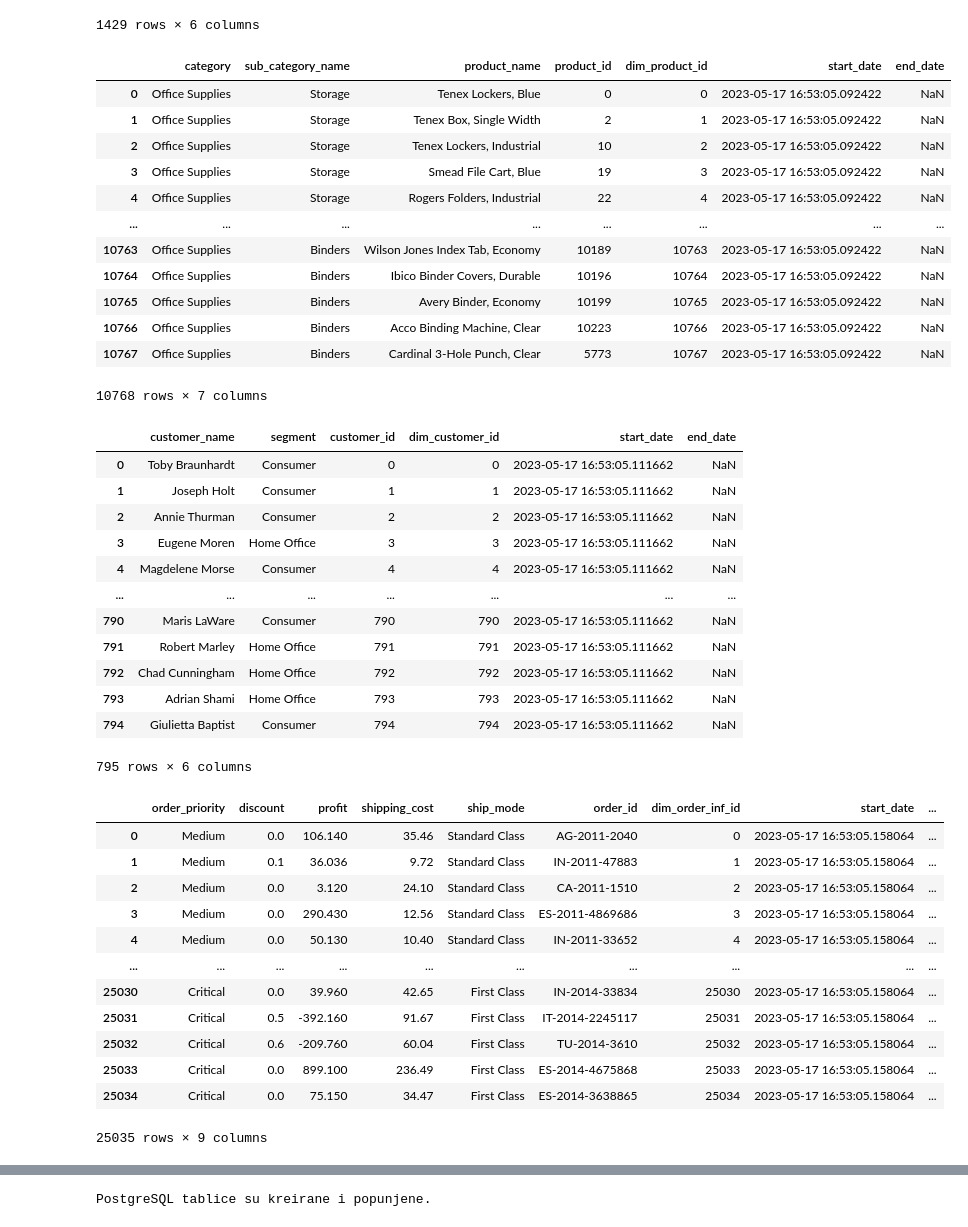
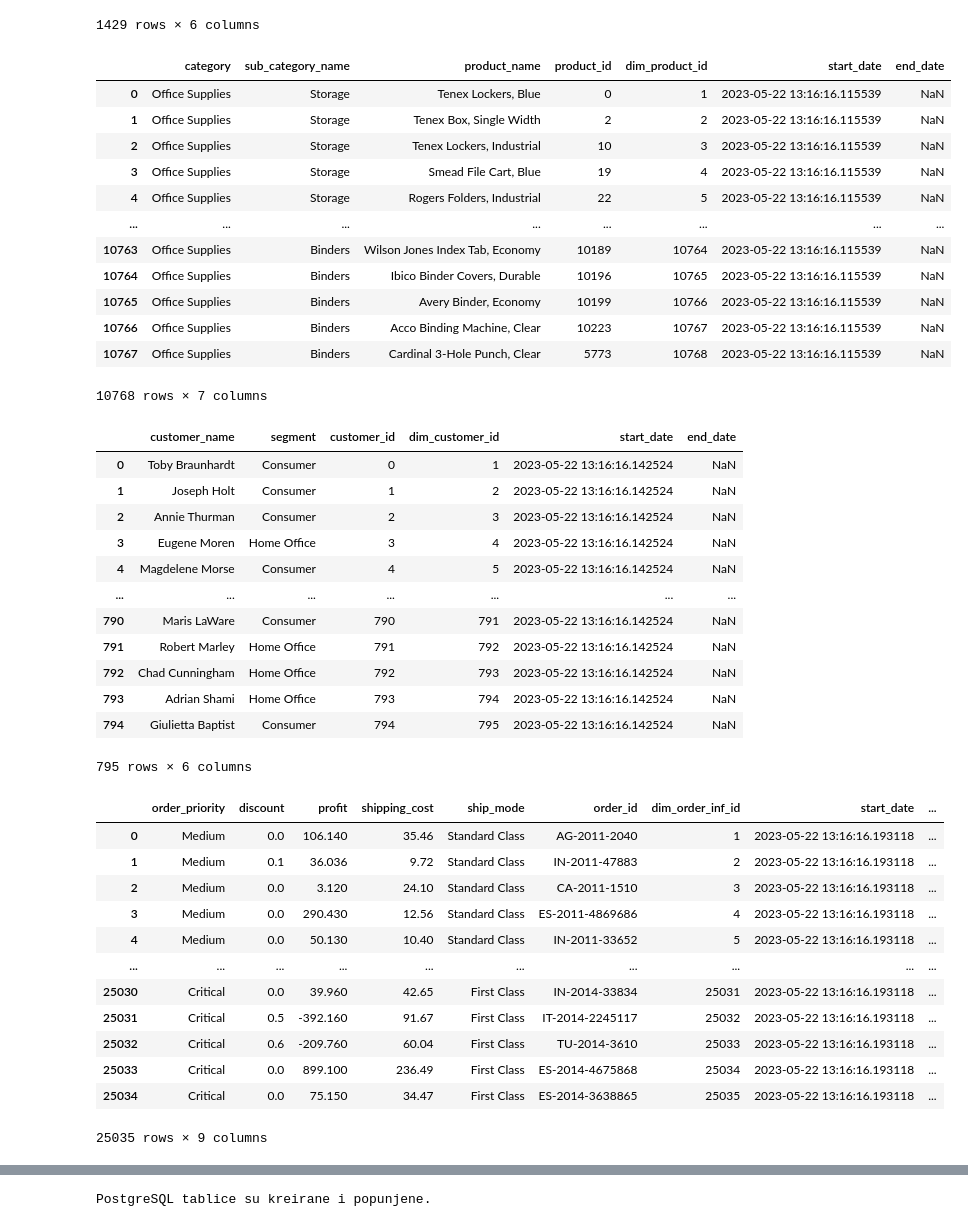
Before and after one commit to thomassiard/SPI-Projekt, a Jupyter notebook: superstore.ipynb, the cells around one changed output, grey strips where cells are left out. Cells and saved outputs as stored; diff of their text form; code cells hidden in the pictures.

```diff
--- a/superstore.ipynb
+++ b/superstore.ipynb
@@ -456,66 +458,66 @@ dim_time_df
 # %%
 categories_df = pd.merge(category_df, sub_category_df, on="category_id")
 dim_products_df = product_df.merge(categories_df, on="sub_category_id")
 dim_products_df = dim_products_df[['category', 'sub_category_name', 'product_name', 'product_id']]
-dim_products_df['dim_product_id'] = dim_products_df.index
+dim_products_df['dim_product_id'] = dim_products_df.index + 1
 dim_products_df['start_date'] = pd.Timestamp.today()
 dim_products_df['end_date'] = np.nan
 dim_products_df
 # %% [output]
 |  | category | sub_category_name | product_name | product_id | dim_product_id | start_date | end_date |
-| 0 | Office Supplies | Storage | Tenex Lockers, Blue | 0 | 0 | 2023-05-17 16:53:05.092422 | NaN |
-| 1 | Office Supplies | Storage | Tenex Box, Single Width | 2 | 1 | 2023-05-17 16:53:05.092422 | NaN |
-| 2 | Office Supplies | Storage | Tenex Lockers, Industrial | 10 | 2 | 2023-05-17 16:53:05.092422 | NaN |
-| 3 | Office Supplies | Storage | Smead File Cart, Blue | 19 | 3 | 2023-05-17 16:53:05.092422 | NaN |
-| 4 | Office Supplies | Storage | Rogers Folders, Industrial | 22 | 4 | 2023-05-17 16:53:05.092422 | NaN |
+| 0 | Office Supplies | Storage | Tenex Lockers, Blue | 0 | 1 | 2023-05-22 13:16:16.115539 | NaN |
+| 1 | Office Supplies | Storage | Tenex Box, Single Width | 2 | 2 | 2023-05-22 13:16:16.115539 | NaN |
+| 2 | Office Supplies | Storage | Tenex Lockers, Industrial | 10 | 3 | 2023-05-22 13:16:16.115539 | NaN |
+| 3 | Office Supplies | Storage | Smead File Cart, Blue | 19 | 4 | 2023-05-22 13:16:16.115539 | NaN |
+| 4 | Office Supplies | Storage | Rogers Folders, Industrial | 22 | 5 | 2023-05-22 13:16:16.115539 | NaN |
 | ... | ... | ... | ... | ... | ... | ... | ... |
-| 10763 | Office Supplies | Binders | Wilson Jones Index Tab, Economy | 10189 | 10763 | 2023-05-17 16:53:05.092422 | NaN |
-| 10764 | Office Supplies | Binders | Ibico Binder Covers, Durable | 10196 | 10764 | 2023-05-17 16:53:05.092422 | NaN |
-| 10765 | Office Supplies | Binders | Avery Binder, Economy | 10199 | 10765 | 2023-05-17 16:53:05.092422 | NaN |
-| 10766 | Office Supplies | Binders | Acco Binding Machine, Clear | 10223 | 10766 | 2023-05-17 16:53:05.092422 | NaN |
-| 10767 | Office Supplies | Binders | Cardinal 3-Hole Punch, Clear | 5773 | 10767 | 2023-05-17 16:53:05.092422 | NaN |
+| 10763 | Office Supplies | Binders | Wilson Jones Index Tab, Economy | 10189 | 10764 | 2023-05-22 13:16:16.115539 | NaN |
+| 10764 | Office Supplies | Binders | Ibico Binder Covers, Durable | 10196 | 10765 | 2023-05-22 13:16:16.115539 | NaN |
+| 10765 | Office Supplies | Binders | Avery Binder, Economy | 10199 | 10766 | 2023-05-22 13:16:16.115539 | NaN |
+| 10766 | Office Supplies | Binders | Acco Binding Machine, Clear | 10223 | 10767 | 2023-05-22 13:16:16.115539 | NaN |
+| 10767 | Office Supplies | Binders | Cardinal 3-Hole Punch, Clear | 5773 | 10768 | 2023-05-22 13:16:16.115539 | NaN |
 10768 rows × 7 columns
 # %%
 dim_customer_df = customer_df.copy()
-dim_customer_df['dim_customer_id'] = dim_customer_df.index
+dim_customer_df['dim_customer_id'] = dim_customer_df.index + 1
 dim_customer_df['start_date'] = pd.Timestamp.today()
 dim_customer_df['end_date'] = np.nan
 dim_customer_df
 # %% [output]
 |  | customer_name | segment | customer_id | dim_customer_id | start_date | end_date |
-| 0 | Toby Braunhardt | Consumer | 0 | 0 | 2023-05-17 16:53:05.111662 | NaN |
-| 1 | Joseph Holt | Consumer | 1 | 1 | 2023-05-17 16:53:05.111662 | NaN |
-| 2 | Annie Thurman | Consumer | 2 | 2 | 2023-05-17 16:53:05.111662 | NaN |
-| 3 | Eugene Moren | Home Office | 3 | 3 | 2023-05-17 16:53:05.111662 | NaN |
-| 4 | Magdelene Morse | Consumer | 4 | 4 | 2023-05-17 16:53:05.111662 | NaN |
+| 0 | Toby Braunhardt | Consumer | 0 | 1 | 2023-05-22 13:16:16.142524 | NaN |
+| 1 | Joseph Holt | Consumer | 1 | 2 | 2023-05-22 13:16:16.142524 | NaN |
+| 2 | Annie Thurman | Consumer | 2 | 3 | 2023-05-22 13:16:16.142524 | NaN |
+| 3 | Eugene Moren | Home Office | 3 | 4 | 2023-05-22 13:16:16.142524 | NaN |
+| 4 | Magdelene Morse | Consumer | 4 | 5 | 2023-05-22 13:16:16.142524 | NaN |
 | ... | ... | ... | ... | ... | ... | ... |
-| 790 | Maris LaWare | Consumer | 790 | 790 | 2023-05-17 16:53:05.111662 | NaN |
-| 791 | Robert Marley | Home Office | 791 | 791 | 2023-05-17 16:53:05.111662 | NaN |
-| 792 | Chad Cunningham | Home Office | 792 | 792 | 2023-05-17 16:53:05.111662 | NaN |
-| 793 | Adrian Shami | Home Office | 793 | 793 | 2023-05-17 16:53:05.111662 | NaN |
-| 794 | Giulietta Baptist | Consumer | 794 | 794 | 2023-05-17 16:53:05.111662 | NaN |
+| 790 | Maris LaWare | Consumer | 790 | 791 | 2023-05-22 13:16:16.142524 | NaN |
+| 791 | Robert Marley | Home Office | 791 | 792 | 2023-05-22 13:16:16.142524 | NaN |
+| 792 | Chad Cunningham | Home Office | 792 | 793 | 2023-05-22 13:16:16.142524 | NaN |
+| 793 | Adrian Shami | Home Office | 793 | 794 | 2023-05-22 13:16:16.142524 | NaN |
+| 794 | Giulietta Baptist | Consumer | 794 | 795 | 2023-05-22 13:16:16.142524 | NaN |
 795 rows × 6 columns
 # %%
 dim_order_information_df = pd.merge(order_df, ship_mode_df, on="ship_mode_id")
 dim_order_information_df = dim_order_information_df.merge(order_priority_df, on="order_priority_id")
 dim_order_information_df = dim_order_information_df[['order_priority', 'discount', 'profit', 'shipping_cost', 'ship_mode', 'order_id']]
-dim_order_information_df['dim_order_inf_id'] = dim_order_information_df.index
+dim_order_information_df['dim_order_inf_id'] = dim_order_information_df.index + 1
 dim_order_information_df['start_date'] = pd.Timestamp.today()
 dim_order_information_df['end_date'] = np.nan
 dim_order_information_df
 # %% [output]
 |  | order_priority | discount | profit | shipping_cost | ship_mode | order_id | dim_order_inf_id | start_date | ... |
-| 0 | Medium | 0.0 | 106.140 | 35.46 | Standard Class | AG-2011-2040 | 0 | 2023-05-17 16:53:05.158064 | ... |
-| 1 | Medium | 0.1 | 36.036 | 9.72 | Standard Class | IN-2011-47883 | 1 | 2023-05-17 16:53:05.158064 | ... |
-| 2 | Medium | 0.0 | 3.120 | 24.10 | Standard Class | CA-2011-1510 | 2 | 2023-05-17 16:53:05.158064 | ... |
-| 3 | Medium | 0.0 | 290.430 | 12.56 | Standard Class | ES-2011-4869686 | 3 | 2023-05-17 16:53:05.158064 | ... |
-| 4 | Medium | 0.0 | 50.130 | 10.40 | Standard Class | IN-2011-33652 | 4 | 2023-05-17 16:53:05.158064 | ... |
+| 0 | Medium | 0.0 | 106.140 | 35.46 | Standard Class | AG-2011-2040 | 1 | 2023-05-22 13:16:16.193118 | ... |
+| 1 | Medium | 0.1 | 36.036 | 9.72 | Standard Class | IN-2011-47883 | 2 | 2023-05-22 13:16:16.193118 | ... |
+| 2 | Medium | 0.0 | 3.120 | 24.10 | Standard Class | CA-2011-1510 | 3 | 2023-05-22 13:16:16.193118 | ... |
+| 3 | Medium | 0.0 | 290.430 | 12.56 | Standard Class | ES-2011-4869686 | 4 | 2023-05-22 13:16:16.193118 | ... |
+| 4 | Medium | 0.0 | 50.130 | 10.40 | Standard Class | IN-2011-33652 | 5 | 2023-05-22 13:16:16.193118 | ... |
 | ... | ... | ... | ... | ... | ... | ... | ... | ... | ... |
-| 25030 | Critical | 0.0 | 39.960 | 42.65 | First Class | IN-2014-33834 | 25030 | 2023-05-17 16:53:05.158064 | ... |
-| 25031 | Critical | 0.5 | -392.160 | 91.67 | First Class | IT-2014-2245117 | 25031 | 2023-05-17 16:53:05.158064 | ... |
-| 25032 | Critical | 0.6 | -209.760 | 60.04 | First Class | TU-2014-3610 | 25032 | 2023-05-17 16:53:05.158064 | ... |
-| 25033 | Critical | 0.0 | 899.100 | 236.49 | First Class | ES-2014-4675868 | 25033 | 2023-05-17 16:53:05.158064 | ... |
-| 25034 | Critical | 0.0 | 75.150 | 34.47 | First Class | ES-2014-3638865 | 25034 | 2023-05-17 16:53:05.158064 | ... |
+| 25030 | Critical | 0.0 | 39.960 | 42.65 | First Class | IN-2014-33834 | 25031 | 2023-05-22 13:16:16.193118 | ... |
+| 25031 | Critical | 0.5 | -392.160 | 91.67 | First Class | IT-2014-2245117 | 25032 | 2023-05-22 13:16:16.193118 | ... |
+| 25032 | Critical | 0.6 | -209.760 | 60.04 | First Class | TU-2014-3610 | 25033 | 2023-05-22 13:16:16.193118 | ... |
+| 25033 | Critical | 0.0 | 899.100 | 236.49 | First Class | ES-2014-4675868 | 25034 | 2023-05-22 13:16:16.193118 | ... |
+| 25034 | Critical | 0.0 | 75.150 | 34.47 | First Class | ES-2014-3638865 | 25035 | 2023-05-22 13:16:16.193118 | ... |
 25035 rows × 9 columns
 # %%
 dim_order_df = pd.merge(order_df, dim_location_df, on = "state_id")
```
Also changed, not shown: parts of 3 cells of this notebook, 1 other file.
